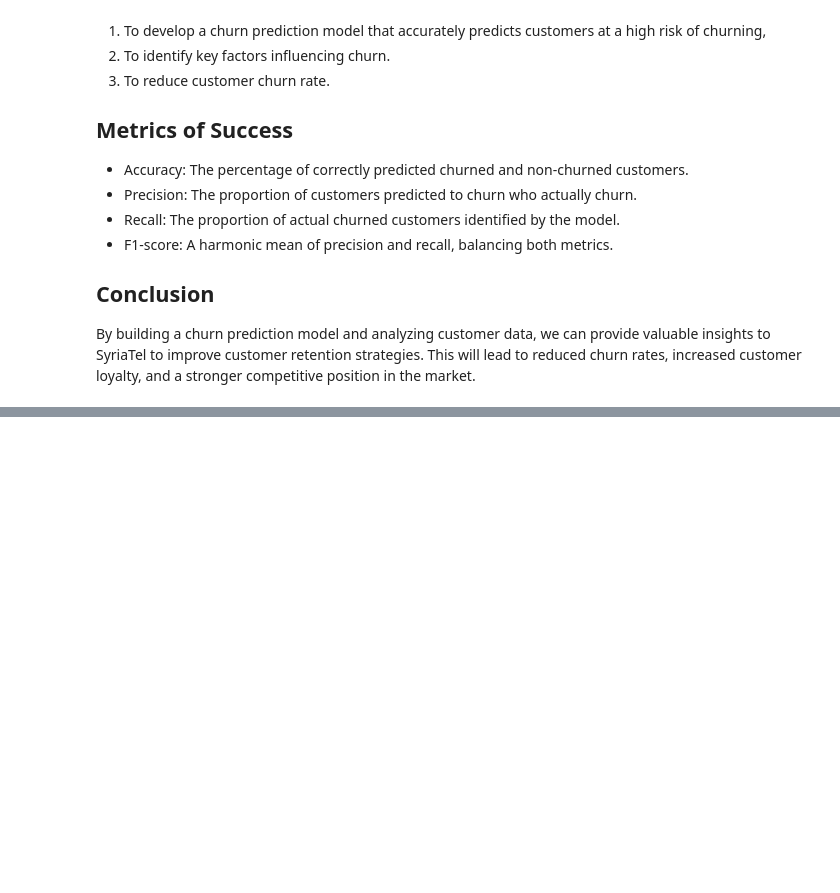
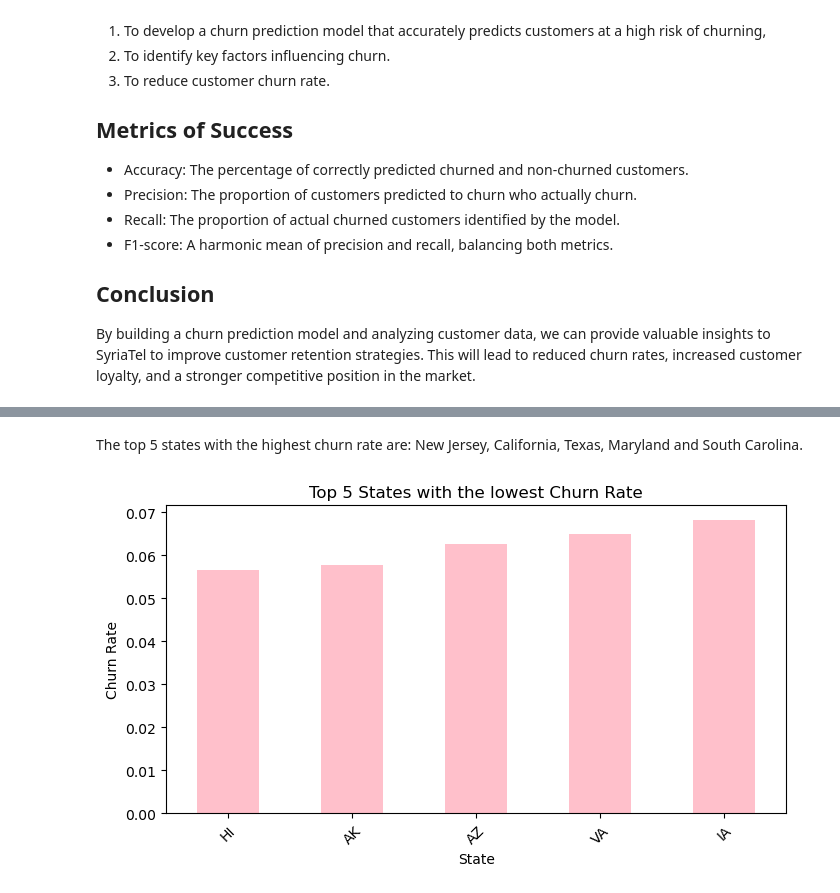
Before and after one commit to Mayoggz/SyriaTel-customer-churn, a Jupyter notebook: index.ipynb, the cells around one changed output, grey strips where cells are left out. Cells and saved outputs as stored; diff of their text form; code cells hidden in the pictures; blank space fills up the shorter version.

```diff
--- a/index.ipynb
+++ b/index.ipynb
@@ -22,0 +256,19 @@ By building a churn prediction model and analyzing customer data, we can provide
+# %% [markdown]
+The top 5 states with the highest churn rate are: New Jersey, California, Texas, Maryland and South Carolina.
+# %%
+# Calculate churn rate for each state
+state_churn_rate = churn_data.groupby('state')['churn'].mean().sort_values()
+
+# Get the top states with the lowest churn rate
+bottom_states_churn = state_churn_rate.head(5)  # Change 5 to the desired number of states
+
+# Plot the top states with the lowest churn rate
+plt.figure(figsize=(8, 4))
+bottom_states_churn.plot(kind='bar', color='pink')  # Incorporate the color #1c3a96
+plt.title('Top 5 States with the lowest Churn Rate')
+plt.xlabel('State')
+plt.ylabel('Churn Rate')
+plt.xticks(rotation=45)
+plt.show()
+# %% [output]
+[figure, added]
```
Also changed, not shown: parts of 27 cells of this notebook, 1 other file.
